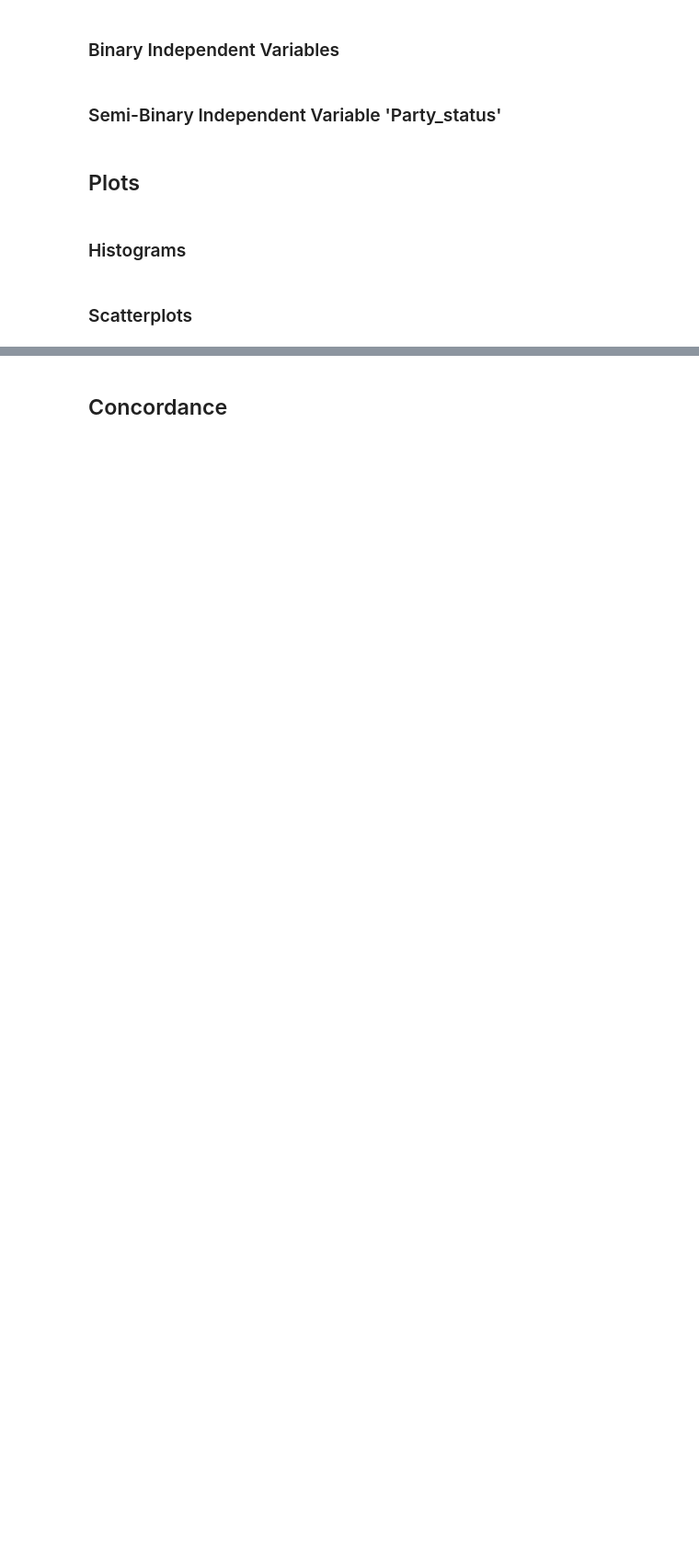
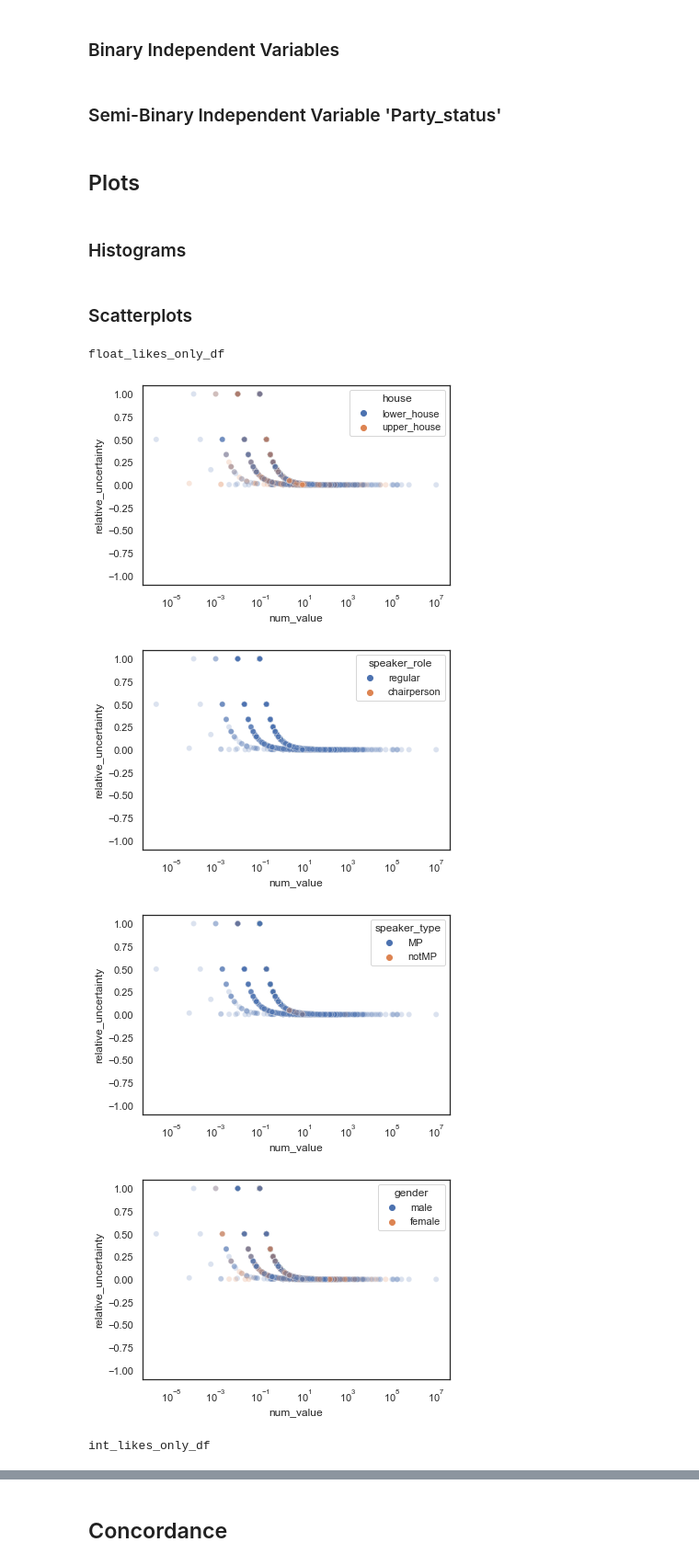
Before and after one commit to karla-weighart/number_rounding_in_ParlaMint, a Jupyter notebook: notebooks/saving.ipynb, the cells around one changed output, grey strips where cells are left out. Shown: that part at 92% size. Cells and saved outputs as stored; diff of their text form; code cells hidden in the pictures; blank space fills up the shorter version.

```diff
--- a/notebooks/saving.ipynb
+++ b/notebooks/saving.ipynb
@@ -93,2 +129,2 @@ print(f"#numbers_dropped_by_find_roundedness: {dropped_by_find_roundedness}")
 # %%
-df['absolute_error'], df['relative_error'] = zip(*df.apply(find_uncertainty, axis=1))
+df['is_about_money'] = df.apply(lambda row: is_about_money(row, after_length=100), axis=1)
@@ -118,11 +138,10 @@ dfs = {'float_likes_only_df': df[df['is_float-like']],
 binary_independent_variables = {'is_upper_house': ('house', 'lower_house', 'upper_house'),
                     'is_chairperson': ('speaker_role', 'regular', 'chairperson'),
                     'is_mp': ('speaker_type', 'notMP', 'MP'),
-                    'is_female': ('gender', 'male', 'female')
+                    'is_female': ('gender', 'male', 'female'),
+                    'is_coalition': ('party_status', 'opposition', 'coalition')
+                    #'is_about_money': ('counted_entity', 'other', 'money')
                     }
                     # column_name, variable_name, value1 (False), value2 (True)
-# TODO: Party_status! -> dropna??!!!!!!!!!!!!!!!!!!!!!!
-
-
 dependent_variables = ['num_value', 'n_proper_digits', 'n_zeroes', 'relative_error']
 max_dv_name_len = max((len(_dv) for _dv in dependent_variables))
@@ -168,7 +189,7 @@ for df_name, _df in dfs.items():
 
         if dv == 'num_value':
             plt.xscale('log')
-            bins = [10**(i) for i in range(15)]
+            bins = [10**i for i in range(15)]
         else:
             bins = range(15)
 
@@ -202,13 +224,28 @@ for df_name, _df in dfs.items():
                 plt.show()
 # %% [markdown]
 ### Scatterplots
-# %%
-for df_name, _df in dfs.values():
-    print(df_name)
-    for column_name, ind_variable, value_1, value_2 in col_indvar_v1_v2:
-        # TODO: ('Party_status', 'party_status', '?', '??'),
-        data = _df.copy()
-        data[ind_variable] = np.choose(data[column_name], [value_1, value_2])
-        sns.scatterplot(x='num_value', y='n_zeroes', hue=ind_variable, data=data)
-        plt.xscale('log')
-        plt.show()
+# %%
+sns.set_theme(style="white") #TODO: remove this line (is already in imports)
+for df_name in dfs.keys():
+    print(df_name)
+    for biv_key, (biv_name, biv_false_value, biv_true_value) in binary_independent_variables.items():
+        if biv_key == 'Party_status':
+           _df = dfs[df_name][_df['Party_status'] != 'n/a']
+        else:
+            _df = dfs[df_name]
+        # TODO: party_status handling: the above overwrites _df which is no bueno
+        data = _df.copy()
+        data[biv_name] = np.choose(data[biv_key], [biv_false_value, biv_true_value])
+        x_axis = 'num_value'
+        y_axis = 'relative_uncertainty'
+        sns.scatterplot(x=x_axis, y=y_axis, hue=biv_name, data=data, alpha=0.2)
+        plt.xscale('log')
+        plt.savefig(f"C:/Users/karla/My Drive/Uni/LMU/Englisch/Zula/figures/scatterplots/{df_name}--{biv_name}--x-{x_axis}--y-{y_axis}.png", dpi=300)
+        plt.show()
+# %% [output]
+float_likes_only_df
+[figure, added]
+[figure, added]
+[figure, added]
+[figure, added]
+int_likes_only_df
```
Also changed, not shown: parts of 14 cells of this notebook.
